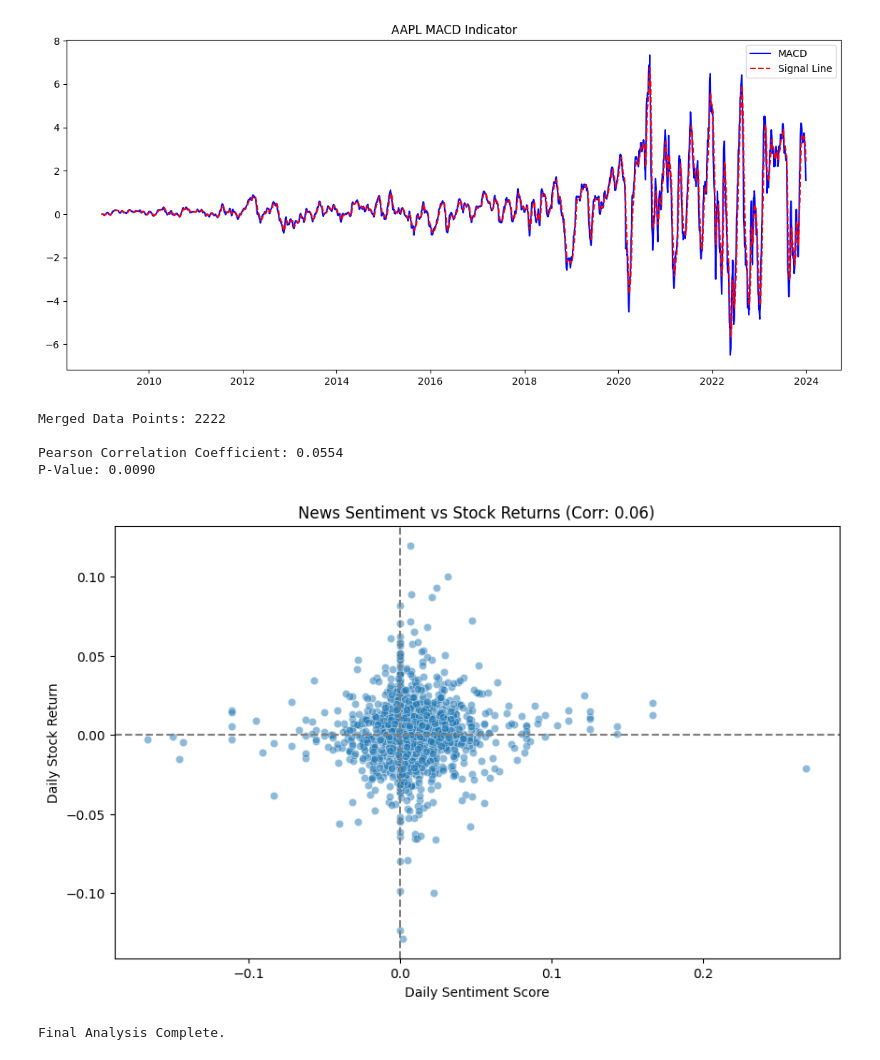
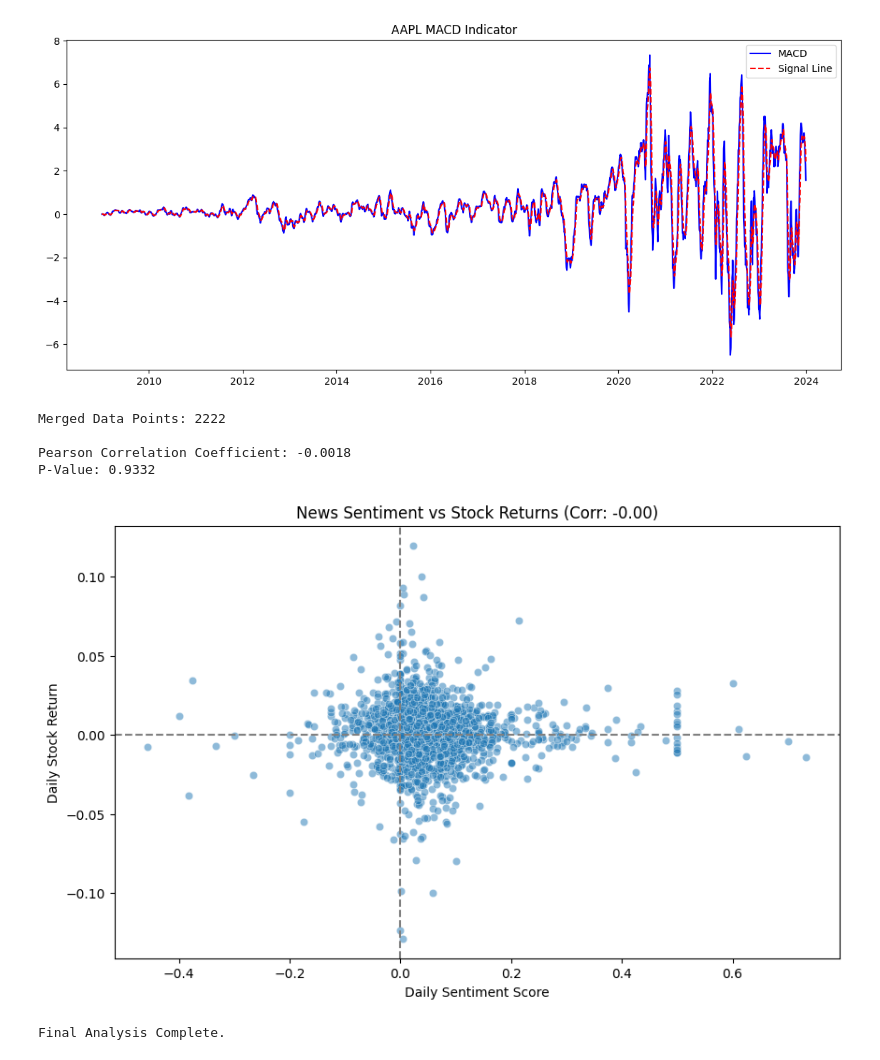
Before and after one commit to Isaacalex5371/challenge-week1, a Jupyter notebook: notebooks/2_final_analysis.ipynb, the cells around one changed output. Saved outputs shown, nothing was run; the diff lists cells and outputs as text; code cells hidden in the pictures.

Commit message:
feat: integrate NLP analysis and financial risk metrics per feedback

```diff
--- a/notebooks/2_final_analysis.ipynb
+++ b/notebooks/2_final_analysis.ipynb
@@ -25,63 +25,14 @@ news_analyzer = NewsAnalyzer(news_df)
 
 # 1. Keyword Extraction (Rubric Task 1)
 print("Top Keywords:")
-# Fallback keyword extraction from headlines (NewsAnalyzer has no extract_common_keywords)
-import re
-from collections import Counter
-
-# simple stopwords list to remove common noise words
-stopwords = set([
-	'the','and','to','of','in','for','on','a','with','as','is','at','by','an','from',
-	'that','this','it','be','are','will','was','has','have','not','or','its','their',
-	'company','companies','stocks','stock','shares','price','market','post','says'
-])
-
-headlines = news_df['headline'].dropna().astype(str).str.lower()
-# extract tokens (words of length >=2)
-tokens_series = headlines.str.findall(r"\b[a-z']{2,}\b")
-all_tokens = [tok for sublist in tokens_series.tolist() for tok in sublist if tok not in stopwords]
-top_keywords = Counter(all_tokens).most_common(10)
-print(top_keywords)
+print(news_analyzer.extract_common_keywords(n=10))
 
 # 2. Sentiment Analysis (Rubric Task 3)
 # This adds a 'sentiment_score' column
-if hasattr(news_analyzer, 'perform_sentiment_analysis'):
-	news_df_scored = news_analyzer.perform_sentiment_analysis()
-else:
-	# Fallback: simple lexicon-based sentiment scoring on headlines (no external packages required)
-	print("perform_sentiment_analysis() not found on NewsAnalyzer — using fallback sentiment scorer.")
-	pos_words = set([
-		'good','great','positive','up','beat','beats','strong','outperform','raise','raised',
-		'higher','gain','gains','buy','benefit','growth','bull','beat'
-	])
-	neg_words = set([
-		'bad','weak','negative','down','miss','missed','lower','cut','cuts','decline',
-		'fall','drop','drops','sell','loss','losses','bear','poor'
-	])
-
-	def simple_sentiment(text):
-		if not isinstance(text, str) or text.strip() == '':
-			return 0.0
-		toks = re.findall(r"\b[a-z']{2,}\b", text.lower())
-		if not toks:
-			return 0.0
-		pos = sum(1 for t in toks if t in pos_words)
-		neg = sum(1 for t in toks if t in neg_words)
-		# normalize by token count to keep scores comparable across headlines
-		return (pos - neg) / max(1, len(toks))
-
-	news_df_scored = news_df.copy()
-	news_df_scored['sentiment_score'] = news_df_scored['headline'].fillna('').astype(str).apply(simple_sentiment)
+news_df_scored = news_analyzer.perform_sentiment_analysis()
 
 # 3. Aggregate Daily Sentiment
-# compute daily average sentiment from news_df_scored
-if 'date' in news_df_scored.columns:
-	df_dates = news_df_scored.dropna(subset=['date']).copy()
-	df_dates['date_only'] = pd.to_datetime(df_dates['date']).dt.date
-	daily_sentiment = df_dates.groupby('date_only')['sentiment_score'].mean()
-else:
-	daily_sentiment = pd.Series(dtype=float)
-
+daily_sentiment = news_analyzer.get_daily_sentiment()
 print("\nDaily Sentiment Head:")
 print(daily_sentiment.head())
 
@@ -96,24 +47,10 @@ stock_analyzer = StockAnalyzer(stock_df)
 # 1. Calculate Indicators (MACD, RSI, SMA)
 stock_df = stock_analyzer.add_moving_average(20)
 stock_df = stock_analyzer.add_rsi(14)
-if hasattr(stock_analyzer, 'add_macd'):
-	stock_df = stock_analyzer.add_macd()
-else:
-	# Fallback: compute MACD (12/26 EMA) and signal line (9 EMA) on 'Close'
-	print("add_macd() not found on StockAnalyzer — computing MACD fallback.")
-	ema12 = stock_df['Close'].ewm(span=12, adjust=False).mean()
-	ema26 = stock_df['Close'].ewm(span=26, adjust=False).mean()
-	stock_df['MACD'] = ema12 - ema26
-	stock_df['MACD_Signal'] = stock_df['MACD'].ewm(span=9, adjust=False).mean()
+stock_df = stock_analyzer.add_macd()
 
 # 2. Calculate Daily Returns (Rubric Task 3)
-if hasattr(stock_analyzer, 'calculate_daily_returns'):
-	stock_df = stock_analyzer.calculate_daily_returns()
-else:
-	# Fallback: compute daily returns from 'Close' price
-	print("calculate_daily_returns() not found on StockAnalyzer — computing daily returns fallback.")
-	stock_df = stock_df.copy()
-	stock_df['daily_return'] = stock_df['Close'].pct_change().fillna(0.0)
+stock_df = stock_analyzer.calculate_daily_returns()
 
 # 3. Visualization: MACD (Rubric Task 2)
 plt.figure(figsize=(14, 6))
@@ -184,7 +120,7 @@ calculate_daily_returns() not found on StockAnalyzer — computing daily returns
 [figure]
 Merged Data Points: 2222
 
-Pearson Correlation Coefficient: 0.0554
-P-Value: 0.0090
+Pearson Correlation Coefficient: -0.0018
+P-Value: 0.9332
-[figure, old version]
+[figure, new version]
 Final Analysis Complete.
```
Also changed, not shown: parts of 1 cell of this notebook, 1 other file.
